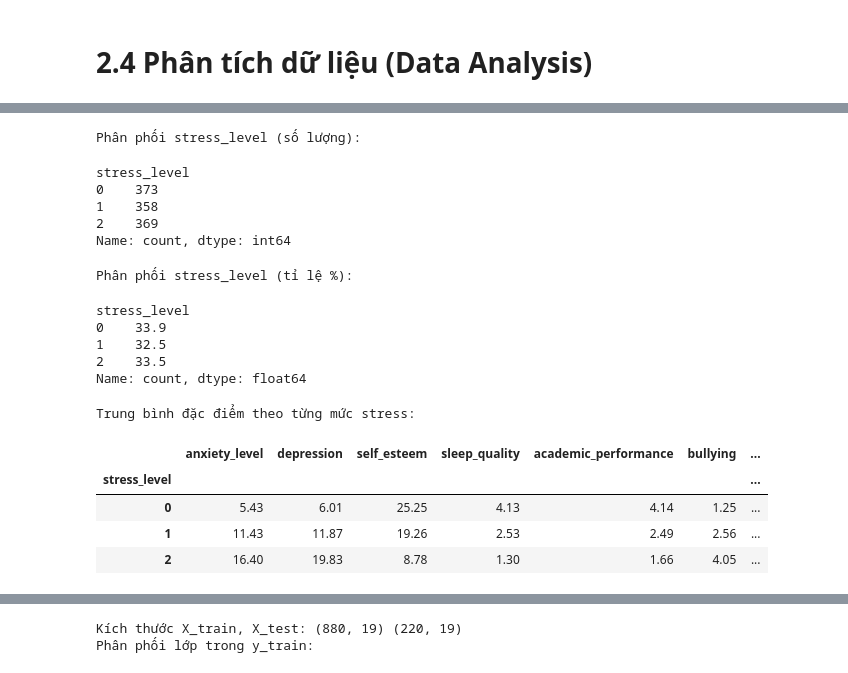
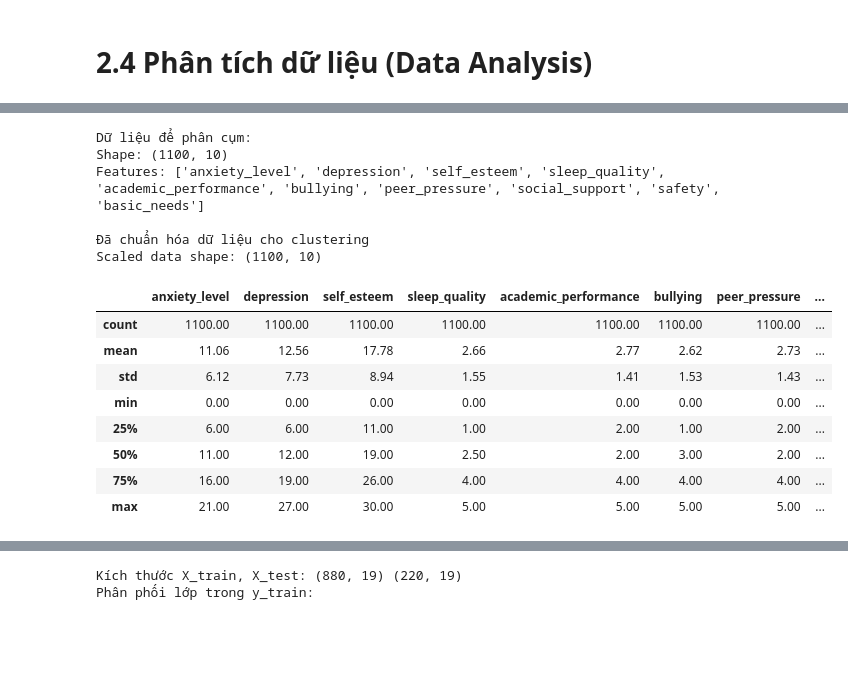
Before and after one commit to MDuy-3107/P4DS_Student-Stress-Monitoring, a Jupyter notebook: report.ipynb, the cells around one changed output, grey strips where cells are left out. Drawn from its saved outputs; the diff is of its cells as text; code cells hidden in the pictures; blank space fills up the shorter version.

```diff
--- a/report.ipynb
+++ b/report.ipynb
@@ -1034,49 +1057,45 @@ Tóm lại, với Câu 1, tiền xử lý chỉ gồm:
 # %%
-# 1. Phân phối stress_level (để mô tả mức độ phổ biến của từng nhóm)
-stress_counts = df["stress_level"].value_counts().sort_index()
+# Q1: Unsupervised Learning - Clustering để phát hiện stress profiles
 
-# Tính tỉ lệ phần trăm cho từng mức stress
-stress_percent = (stress_counts / len(df) * 100).round(1)
-
-# 2. Chân dung trung bình theo từng mức stress
-#    Lấy mean cho tất cả biến numeric theo nhóm stress_level
-profile_by_stress = df.groupby("stress_level").mean(numeric_only=True)
-
-# Chỉ giữ một số biến "key" để tập trung diễn giải
-focus_columns = [
+# Chuẩn bị dữ liệu cho clustering
+# Lựa chọn các features quan trọng cho phân tích cluster
+cluster_features = [
     "anxiety_level", "depression", "self_esteem",
     "sleep_quality", "academic_performance",
-    "bullying", "peer_pressure",
-    "social_support", "safety", "basic_needs",
+    "bullying", "peer_pressure", "social_support",
+    "safety", "basic_needs"
 ]
-profile_focus = profile_by_stress[focus_columns].round(2)
 
-# Hiển thị nhanh các bảng trung gian để kiểm tra
-print("Phân phối stress_level (số lượng):")
-display(stress_counts)
+# Tạo dataset cho clustering (bỏ qua stress_level vì đây là unsupervised learning)
+X_cluster = df[cluster_features].copy()
 
-print("\nPhân phối stress_level (tỉ lệ %):")
-display(stress_percent)
+print("Dữ liệu để phân cụm:")
+print(f"Shape: {X_cluster.shape}")
+print(f"Features: {list(X_cluster.columns)}")
 
-print("\nTrung bình đặc điểm theo từng mức stress:")
-display(profile_focus)
+# Chuẩn hóa dữ liệu (quan trọng cho clustering)
+scaler_cluster = StandardScaler()
+X_cluster_scaled = scaler_cluster.fit_transform(X_cluster)
+
+print("\nĐã chuẩn hóa dữ liệu cho clustering")
+print(f"Scaled data shape: {X_cluster_scaled.shape}")
+
+# Hiển thị thống kê cơ bản của dữ liệu gốc
+display(X_cluster.describe().round(2))
 # %% [output]
-Phân phối stress_level (số lượng):
+Dữ liệu để phân cụm:
+Shape: (1100, 10)
+Features: ['anxiety_level', 'depression', 'self_esteem', 'sleep_quality', 'academic_performance', 'bullying', 'peer_pressure', 'social_support', 'safety', 'basic_needs']
+
+Đã chuẩn hóa dữ liệu cho clustering
+Scaled data shape: (1100, 10)
-stress_level
-0    373
-1    358
-2    369
-Name: count, dtype: int64
-Phân phối stress_level (tỉ lệ %):
-stress_level
-0    33.9
-1    32.5
-2    33.5
-Name: count, dtype: float64
-Trung bình đặc điểm theo từng mức stress:
-|  | anxiety_level | depression | self_esteem | sleep_quality | academic_performance | bullying | ... |
-| stress_level |  |  |  |  |  |  | ... |
-| 0 | 5.43 | 6.01 | 25.25 | 4.13 | 4.14 | 1.25 | ... |
-| 1 | 11.43 | 11.87 | 19.26 | 2.53 | 2.49 | 2.56 | ... |
-| 2 | 16.40 | 19.83 | 8.78 | 1.30 | 1.66 | 4.05 | ... |
+|  | anxiety_level | depression | self_esteem | sleep_quality | academic_performance | bullying | peer_pressure | ... |
+| count | 1100.00 | 1100.00 | 1100.00 | 1100.00 | 1100.00 | 1100.00 | 1100.00 | ... |
+| mean | 11.06 | 12.56 | 17.78 | 2.66 | 2.77 | 2.62 | 2.73 | ... |
+| std | 6.12 | 7.73 | 8.94 | 1.55 | 1.41 | 1.53 | 1.43 | ... |
+| min | 0.00 | 0.00 | 0.00 | 0.00 | 0.00 | 0.00 | 0.00 | ... |
+| 25% | 6.00 | 6.00 | 11.00 | 1.00 | 2.00 | 1.00 | 2.00 | ... |
+| 50% | 11.00 | 12.00 | 19.00 | 2.50 | 2.00 | 3.00 | 2.00 | ... |
+| 75% | 16.00 | 19.00 | 26.00 | 4.00 | 4.00 | 4.00 | 4.00 | ... |
+| max | 21.00 | 27.00 | 30.00 | 5.00 | 5.00 | 5.00 | 5.00 | ... |
 # %% [markdown]
```
Also changed, not shown: parts of 79 cells of this notebook.
